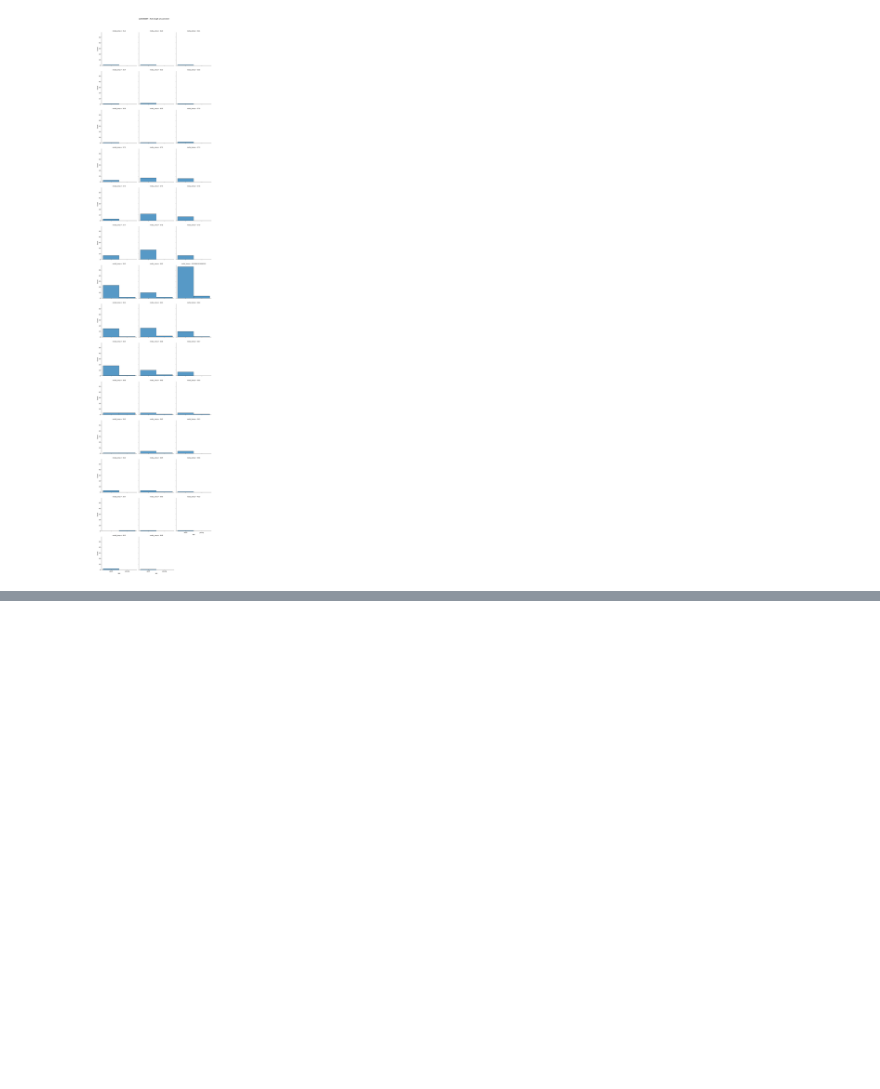
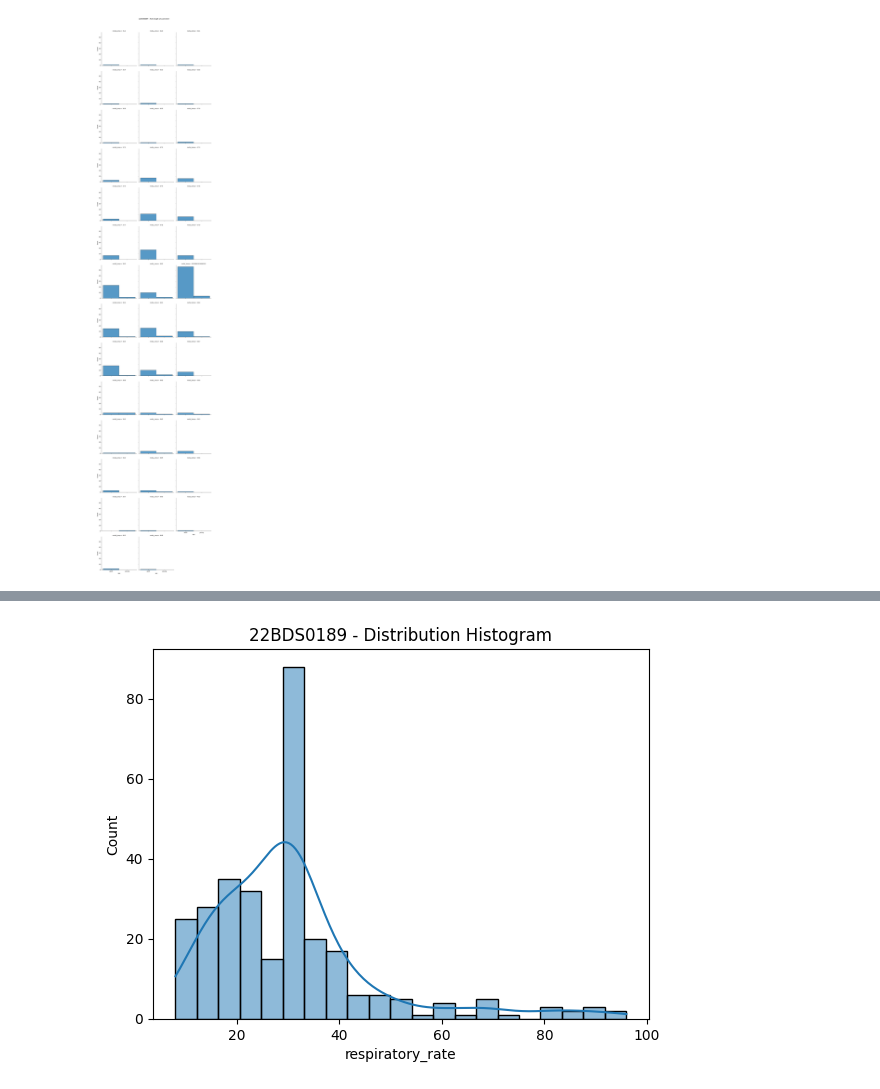
Before and after one commit to HarshitGoel5/22BDS0189, a Jupyter notebook: 22BDS0189.ipynb, the cells around one changed output, grey strips where cells are left out. Drawn from its saved outputs; the diff is of its cells as text; code cells hidden in the pictures; blank space fills up the shorter version.

```diff
--- a/22BDS0189.ipynb
+++ b/22BDS0189.ipynb
@@ -331,0 +359,7 @@ if df.shape[1] > 2:
+# %%
+# 25. Univariate Analysis
+sns.histplot(df.select_dtypes(include=[np.number]).iloc[:, 2], kde=True)
+plt.title("22BDS0189 - Distribution Histogram")
+plt.show()
+# %% [output]
+[figure, added]
```
Also changed, not shown: parts of 8 cells of this notebook.
